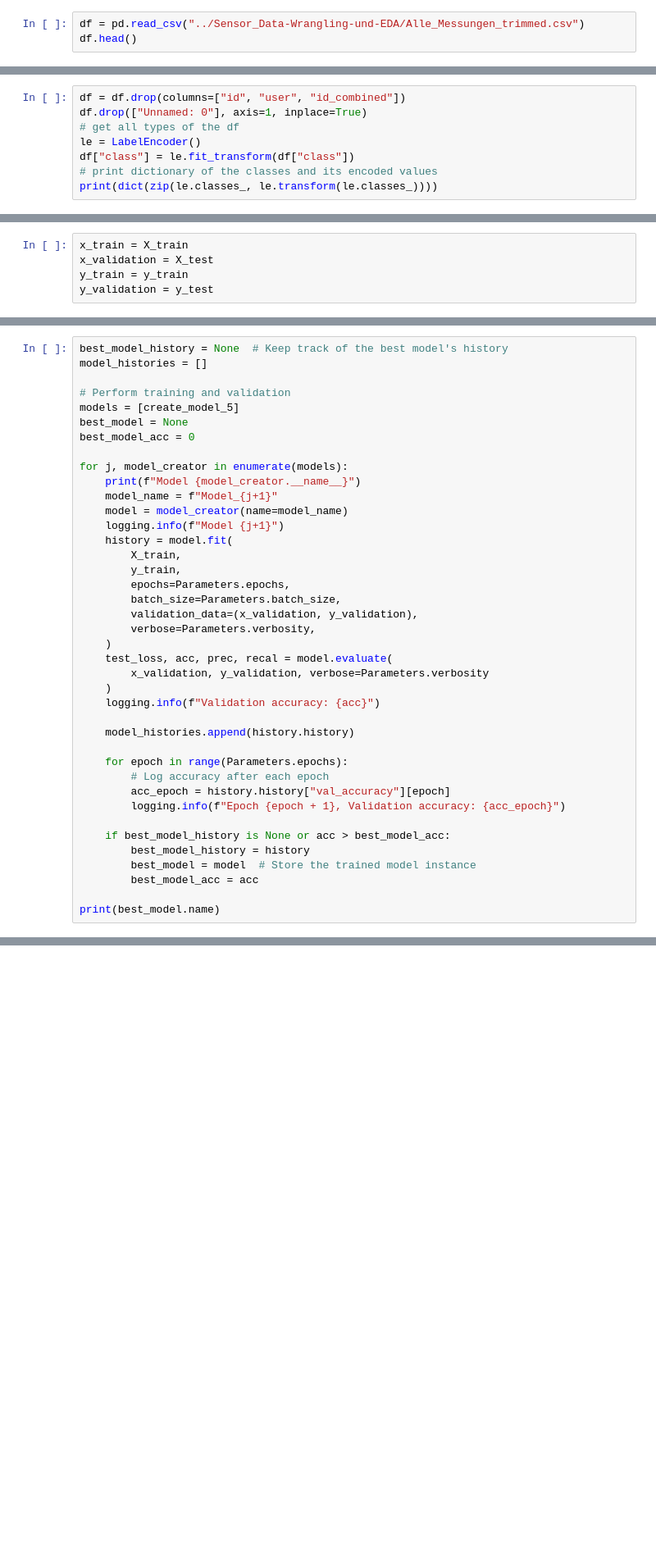
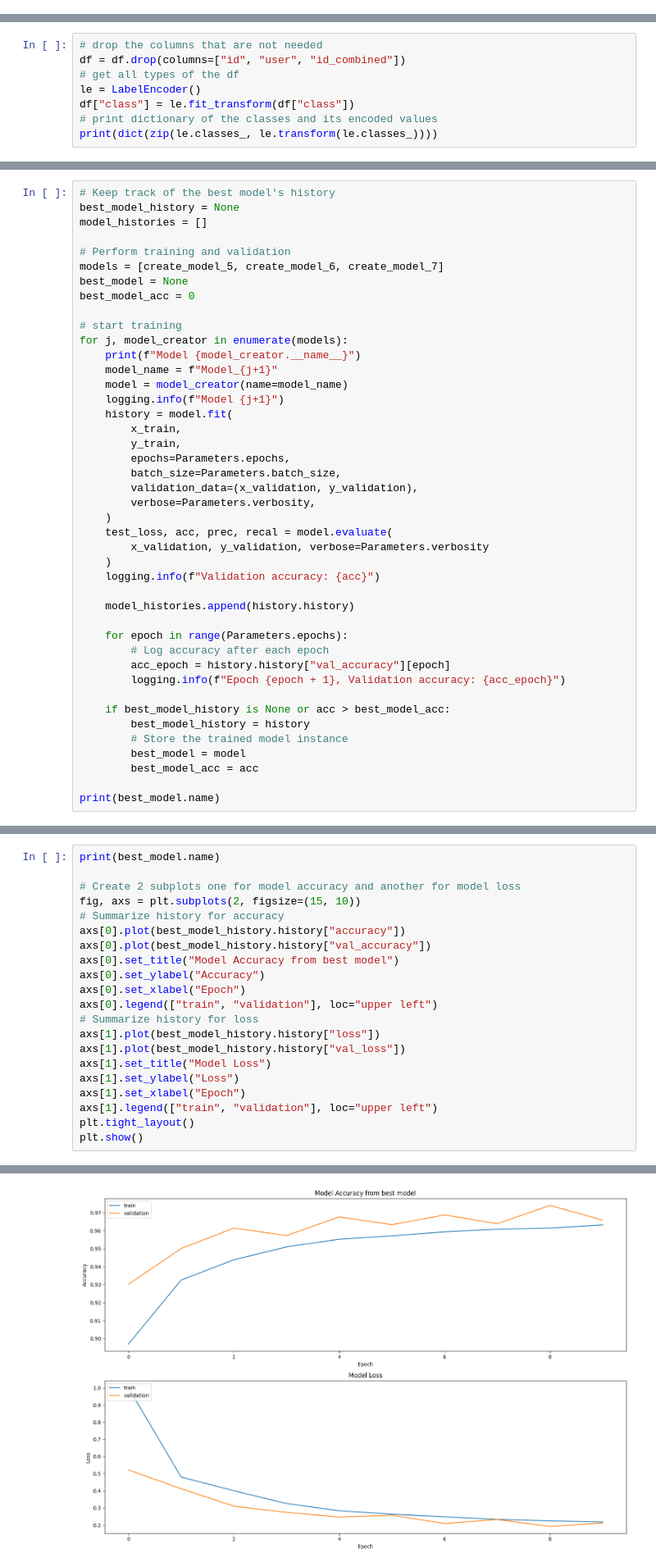
Before and after one commit to CDL1-Sensor/Sensor_Klassifikation-mit-Deep-Learning, a Jupyter notebook: DL-Modelle_withoutFoldsWithTransitionBest.ipynb, the cells around one changed output, grey strips where cells are left out. Shown at 82% size. Saved outputs shown, nothing was run; the diff lists cells and outputs as text; blank space fills up the shorter version.

Commit message:
add models and clean notebook + run

```diff
--- a/DL-Modelle_withoutFoldsWithTransitionBest.ipynb
+++ b/DL-Modelle_withoutFoldsWithTransitionBest.ipynb
@@ -80,3 +100,0 @@ class Parameters:
-# %%
-df = pd.read_csv("../Sensor_Data-Wrangling-und-EDA/Alle_Messungen_trimmed.csv")
-df.head()
@@ -114,8 +119,8 @@ df = df[~df["id_combined"].isin(ids)]
 # %% [markdown]
 ## Drop unnötige Spalten und Class Encoden
 # %%
+# drop the columns that are not needed
 df = df.drop(columns=["id", "user", "id_combined"])
-df.drop(["Unnamed: 0"], axis=1, inplace=True)
 # get all types of the df
 le = LabelEncoder()
 df["class"] = le.fit_transform(df["class"])
@@ -233,8 +249,3 @@ X.shape, y.shape, X_train.shape, y_train.shape, X_test.shape, y_test.shape
-# %%
-x_train = X_train
-x_validation = X_test
-y_train = y_train
-y_validation = y_test
 # %% [markdown]
 # DL-Modelle erstellen
 # %%
@@ -403,21 +627,23 @@ def create_model_5(name="model_5"):
 # %% [markdown]
 # DL-Modelle Trainieren
 # %%
-best_model_history = None  # Keep track of the best model's history
+# Keep track of the best model's history
+best_model_history = None
 model_histories = []
 
 # Perform training and validation
-models = [create_model_5]
+models = [create_model_5, create_model_6, create_model_7]
 best_model = None
 best_model_acc = 0
 
+# start training
 for j, model_creator in enumerate(models):
     print(f"Model {model_creator.__name__}")
     model_name = f"Model_{j+1}"
     model = model_creator(name=model_name)
     logging.info(f"Model {j+1}")
     history = model.fit(
-        X_train,
+        x_train,
         y_train,
         epochs=Parameters.epochs,
         batch_size=Parameters.batch_size,
@@ -438,7 +664,8 @@ for j, model_creator in enumerate(models):
 
     if best_model_history is None or acc > best_model_acc:
         best_model_history = history
-        best_model = model  # Store the trained model instance
+        # Store the trained model instance
+        best_model = model
         best_model_acc = acc
 
 print(best_model.name)
@@ -506,0 +692,22 @@ Model_1
+# %%
+print(best_model.name)
+
+# Create 2 subplots one for model accuracy and another for model loss
+fig, axs = plt.subplots(2, figsize=(15, 10))
+# Summarize history for accuracy
+axs[0].plot(best_model_history.history["accuracy"])
+axs[0].plot(best_model_history.history["val_accuracy"])
+axs[0].set_title("Model Accuracy from best model")
+axs[0].set_ylabel("Accuracy")
+axs[0].set_xlabel("Epoch")
+axs[0].legend(["train", "validation"], loc="upper left")
+# Summarize history for loss
+axs[1].plot(best_model_history.history["loss"])
+axs[1].plot(best_model_history.history["val_loss"])
+axs[1].set_title("Model Loss")
+axs[1].set_ylabel("Loss")
+axs[1].set_xlabel("Epoch")
+axs[1].legend(["train", "validation"], loc="upper left")
+plt.tight_layout()
+plt.show()
+# %% [output]
@@ -507,2 +715,3 @@ Model_1
+[figure, added]
 # %% [markdown]
 ## Confusions Matrix
```
Also changed, not shown: parts of 21 cells of this notebook, 7 other files.
